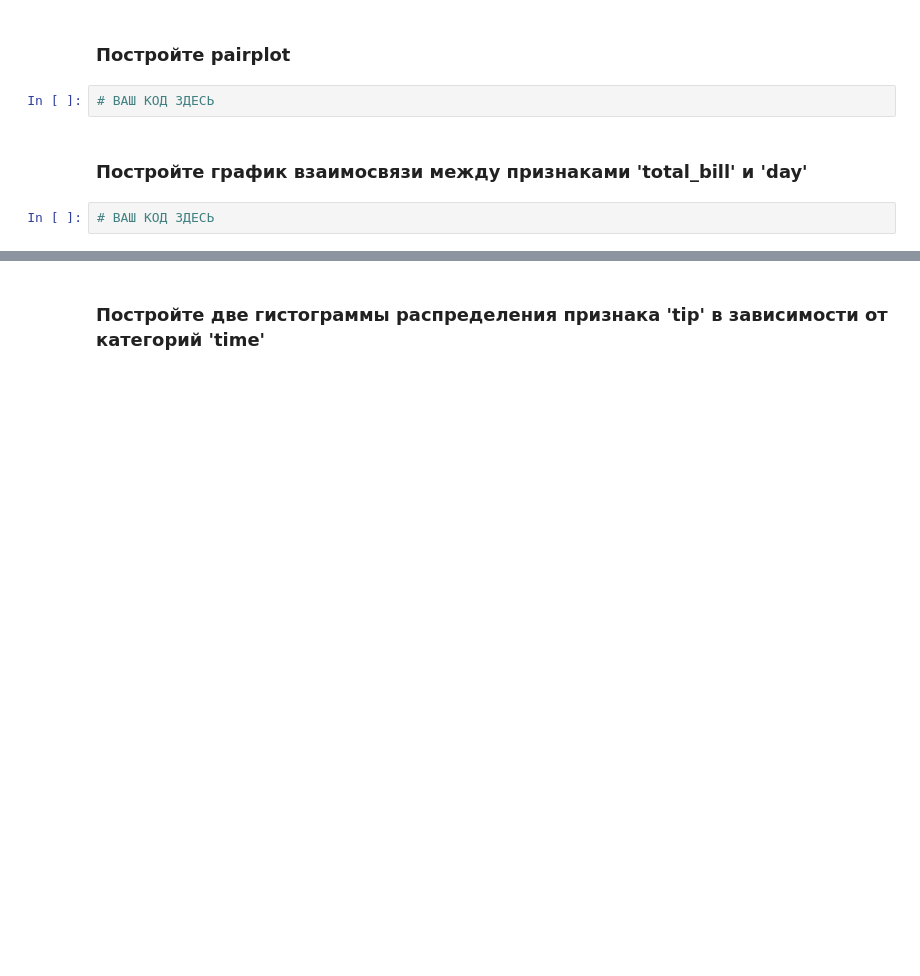
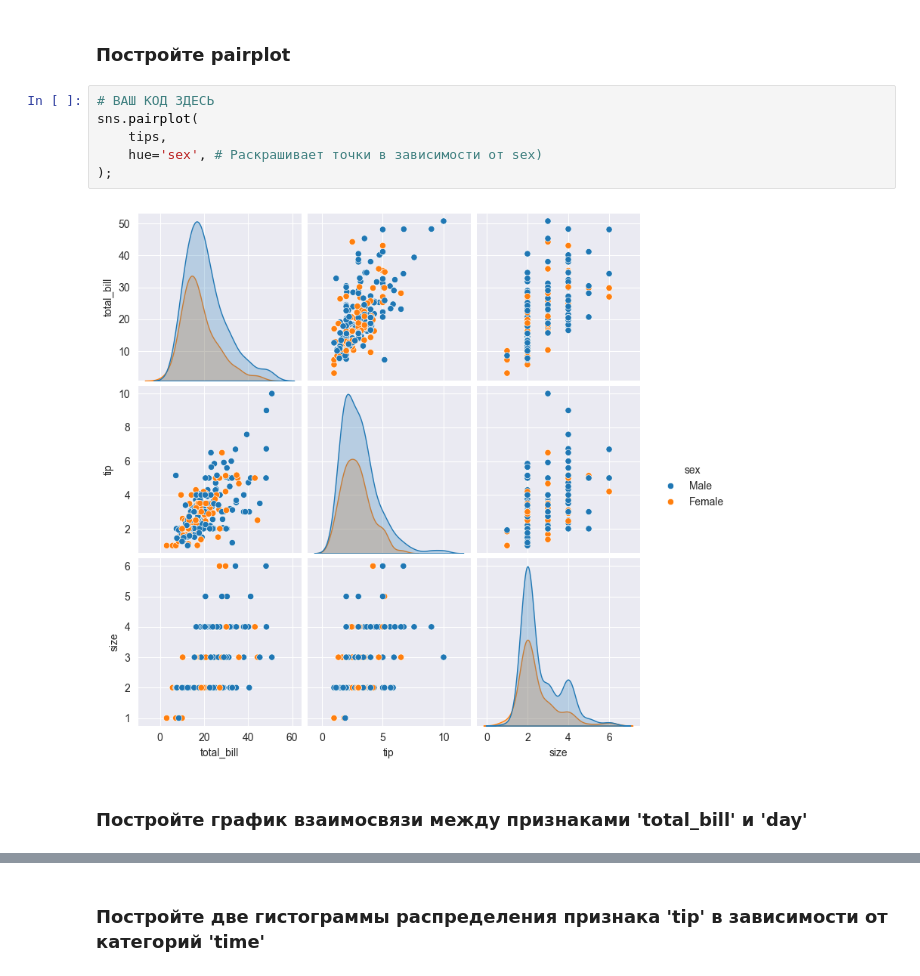
Before and after one commit to AlexandraPonomar/ML-Basic, a Jupyter notebook: homework_07/homework_07.ipynb, the cells around one changed output, grey strips where cells are left out. Saved outputs shown, nothing was run; the diff lists cells and outputs as text; blank space fills up the shorter version.

```diff
--- a/homework_07/homework_07.ipynb
+++ b/homework_07/homework_07.ipynb
@@ -189,8 +316,12 @@ print(tips.head())
 # %% [markdown]
 ### Постройте pairplot
-# %%
-# ВАШ КОД ЗДЕСЬ
+# %%
+# ВАШ КОД ЗДЕСЬ
+sns.pairplot(
+    tips,
+    hue='sex', # Раскрашивает точки в зависимости от sex)
+);
+# %% [output]
+[figure, added]
 # %% [markdown]
 ### Постройте график взаимосвязи между признаками 'total_bill' и 'day'
-# %%
-# ВАШ КОД ЗДЕСЬ
```
Also changed, not shown: parts of 28 cells of this notebook.
